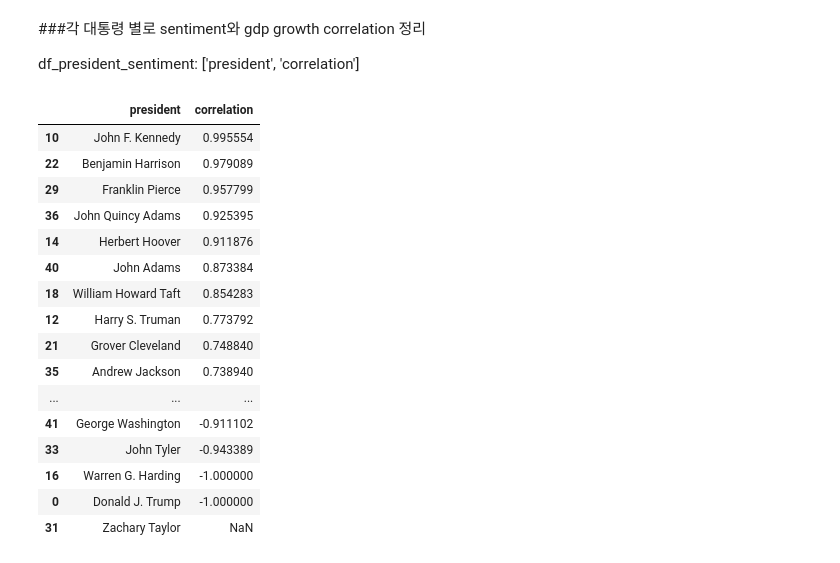
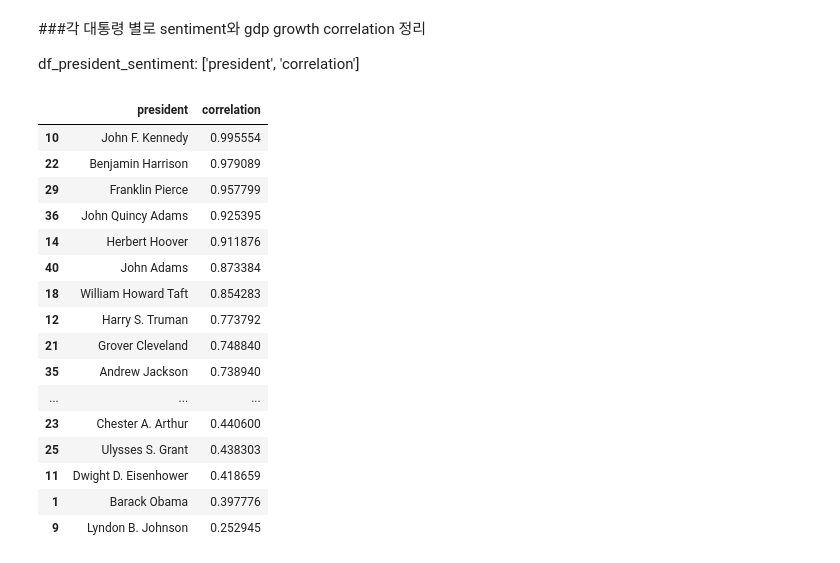
Before and after one commit to JennaPang-KU/us_presidential_speech_sentiment_analysis, a Jupyter notebook: sentiment_analysis.ipynb, the cells around one changed output. Saved outputs shown, nothing was run; the diff lists cells and outputs as text; code cells hidden in the pictures.

```diff
--- a/sentiment_analysis.ipynb
+++ b/sentiment_analysis.ipynb
@@ -197,22 +179,22 @@ for n in president_names:
     df_president_sentiment.loc[j]=(df_temp['president'][0],correlation)
     j=j+1
 # %%
-df_president_sentiment.sort_values('correlation',ascending=False)
+df_president_sentiment.sort_values('correlation',ascending=False).head(20)
 # %% [output]
 |  | president | correlation |
 | 10 | John F. Kennedy | 0.995554 |
 | 22 | Benjamin Harrison | 0.979089 |
 | 29 | Franklin Pierce | 0.957799 |
 | 36 | John Quincy Adams | 0.925395 |
 | 14 | Herbert Hoover | 0.911876 |
 | 40 | John Adams | 0.873384 |
 | 18 | William Howard Taft | 0.854283 |
 | 12 | Harry S. Truman | 0.773792 |
 | 21 | Grover Cleveland | 0.748840 |
 | 35 | Andrew Jackson | 0.738940 |
 | ... | ... | ... |
-| 41 | George Washington | -0.911102 |
-| 33 | John Tyler | -0.943389 |
-| 16 | Warren G. Harding | -1.000000 |
-| 0 | Donald J. Trump | -1.000000 |
-| 31 | Zachary Taylor | NaN |
+| 23 | Chester A. Arthur | 0.440600 |
+| 25 | Ulysses S. Grant | 0.438303 |
+| 11 | Dwight D. Eisenhower | 0.418659 |
+| 1 | Barack Obama | 0.397776 |
+| 9 | Lyndon B. Johnson | 0.252945 |
```
Also changed, not shown: parts of 3 cells of this notebook.
